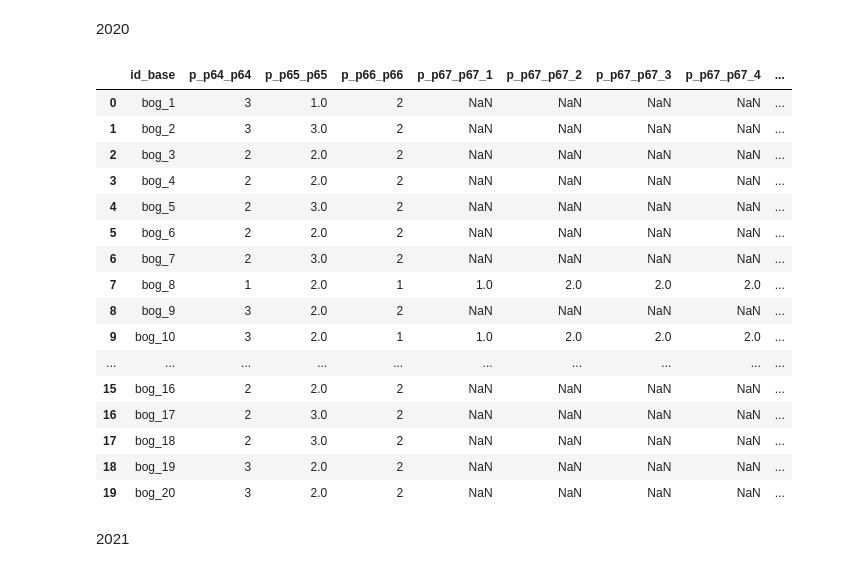
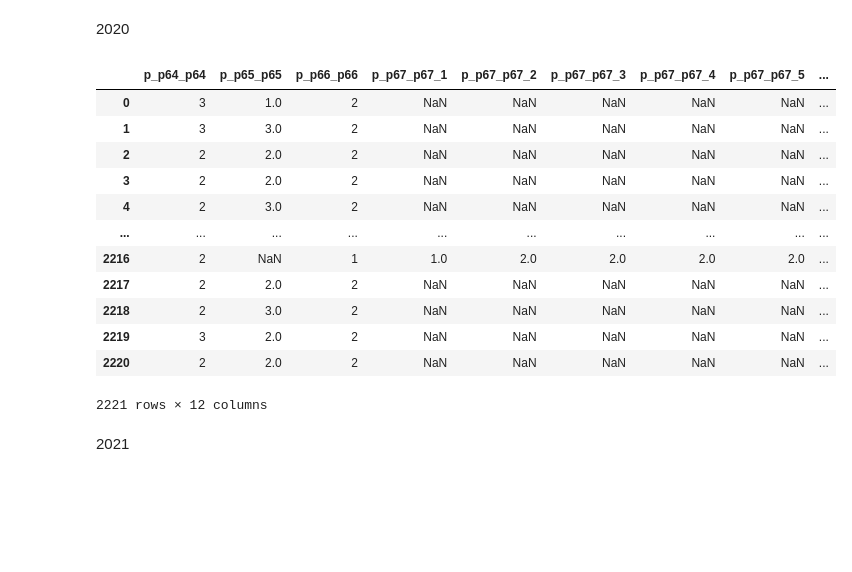
Before and after one commit to JuanParraG/dinamita-de-datos, a Jupyter notebook: Análisis de datos.ipynb, the cells around one changed output. Drawn from its saved outputs; the diff is of its cells as text; code cells hidden in the pictures; blank space fills up the shorter version.

```diff
--- a/Análisis de datos.ipynb
+++ b/Análisis de datos.ipynb
@@ -58,39 +58,51 @@ import statsmodels.api as sm
 <h4>datos del ECN
 # %% [markdown]
 2020
+# %%
+#funcion para unir las columnas p69
+def unir_p69(lista):
+    nueva_lista = []
+    tipo = ["Aplicación A Denunciar","Casa de Justicia (Comisaría de Familia)",
+        "Inspección de policía (Estación de Policía)","URI de la Fiscalía","GAULA"]
+    for valor in range(0,len(lista)-2):
+        if lista[valor] == "Si" or lista[valor]  == 2.0 or lista[valor]  == 2:
+            nueva_lista.append(tipo[valor])
+    return nueva_lista
 # %%
 ruta ="Bases de datos/1.4. Bases CCB/ECN/2020/Base_2020.csv"
-listaColumnasECN = ['id_base',
-                    'p_p64_p64',
+listaColumnasECN2020 = ['p_p64_p64',
                     'p_p65_p65',
                     'p_p66_p66',
-                    'p_p67_p67_1', 'p_p67_p67_2', 'p_p67_p67_3','p_p67_p67_4', 'p_p67_p67_5' , 'p_p67_p67_6', 'p_p68_p68',
-                    #hurto,        delitosinfo,    fraude,       extorsion,      ESTAFA,      hurto auto,    denuncio
-                    'p_p69_p69_1', 'p_p69_p69_2', 'p_p69_p69_3',         'p_p69_p69_4',        'p_p69_p69_5',
-                    #Aplicación,  Casa de Justicia,nspección de policía   URI de la Fiscalía    GAULA
+                    'p_p67_p67_1', 'p_p67_p67_2', 'p_p67_p67_3','p_p67_p67_4', 'p_p67_p67_5' , 'p_p67_p67_6',
+                    'p_p68_p68',
+                    'p69',
                     'fexp']
 
 ECN2020 = pd.read_csv(ruta,encoding='iso-8859-1')
-ECN2020 = ECN2020.loc[:, listaColumnasECN]
-ECN2020.head(20)
+
+#union de la columnas de donde denuncio
+columnas_a_unir = ['p_p69_p69_1', 'p_p69_p69_2', 'p_p69_p69_3', 'p_p69_p69_4', 'p_p69_p69_5']
+ECN2020['p69']= ECN2020.apply(lambda row: [row[col] for col in columnas_a_unir], axis=1)
+ECN2020['p69']= ECN2020['p69'].apply(unir_p69)
+ECN2020 = ECN2020.drop(columns=columnas_a_unir)
+
+#obtener las col de la lista columnas ECN
+ECN2020 = ECN2020.loc[:, listaColumnasECN2020]
+ECN2020
 # %% [output]
-|  | id_base | p_p64_p64 | p_p65_p65 | p_p66_p66 | p_p67_p67_1 | p_p67_p67_2 | p_p67_p67_3 | p_p67_p67_4 | ... |
-| 0 | bog_1 | 3 | 1.0 | 2 | NaN | NaN | NaN | NaN | ... |
-| 1 | bog_2 | 3 | 3.0 | 2 | NaN | NaN | NaN | NaN | ... |
-| 2 | bog_3 | 2 | 2.0 | 2 | NaN | NaN | NaN | NaN | ... |
-| 3 | bog_4 | 2 | 2.0 | 2 | NaN | NaN | NaN | NaN | ... |
-| 4 | bog_5 | 2 | 3.0 | 2 | NaN | NaN | NaN | NaN | ... |
-| 5 | bog_6 | 2 | 2.0 | 2 | NaN | NaN | NaN | NaN | ... |
-| 6 | bog_7 | 2 | 3.0 | 2 | NaN | NaN | NaN | NaN | ... |
-| 7 | bog_8 | 1 | 2.0 | 1 | 1.0 | 2.0 | 2.0 | 2.0 | ... |
-| 8 | bog_9 | 3 | 2.0 | 2 | NaN | NaN | NaN | NaN | ... |
-| 9 | bog_10 | 3 | 2.0 | 1 | 1.0 | 2.0 | 2.0 | 2.0 | ... |
+|  | p_p64_p64 | p_p65_p65 | p_p66_p66 | p_p67_p67_1 | p_p67_p67_2 | p_p67_p67_3 | p_p67_p67_4 | p_p67_p67_5 | ... |
+| 0 | 3 | 1.0 | 2 | NaN | NaN | NaN | NaN | NaN | ... |
+| 1 | 3 | 3.0 | 2 | NaN | NaN | NaN | NaN | NaN | ... |
+| 2 | 2 | 2.0 | 2 | NaN | NaN | NaN | NaN | NaN | ... |
+| 3 | 2 | 2.0 | 2 | NaN | NaN | NaN | NaN | NaN | ... |
+| 4 | 2 | 3.0 | 2 | NaN | NaN | NaN | NaN | NaN | ... |
 | ... | ... | ... | ... | ... | ... | ... | ... | ... | ... |
-| 15 | bog_16 | 2 | 2.0 | 2 | NaN | NaN | NaN | NaN | ... |
-| 16 | bog_17 | 2 | 3.0 | 2 | NaN | NaN | NaN | NaN | ... |
-| 17 | bog_18 | 2 | 3.0 | 2 | NaN | NaN | NaN | NaN | ... |
-| 18 | bog_19 | 3 | 2.0 | 2 | NaN | NaN | NaN | NaN | ... |
-| 19 | bog_20 | 3 | 2.0 | 2 | NaN | NaN | NaN | NaN | ... |
+| 2216 | 2 | NaN | 1 | 1.0 | 2.0 | 2.0 | 2.0 | 2.0 | ... |
+| 2217 | 2 | 2.0 | 2 | NaN | NaN | NaN | NaN | NaN | ... |
+| 2218 | 2 | 3.0 | 2 | NaN | NaN | NaN | NaN | NaN | ... |
+| 2219 | 3 | 2.0 | 2 | NaN | NaN | NaN | NaN | NaN | ... |
+| 2220 | 2 | 2.0 | 2 | NaN | NaN | NaN | NaN | NaN | ... |
+2221 rows × 12 columns
 # %% [markdown]
 2021
 # %%
```
Also changed, not shown: parts of 9 cells of this notebook.
